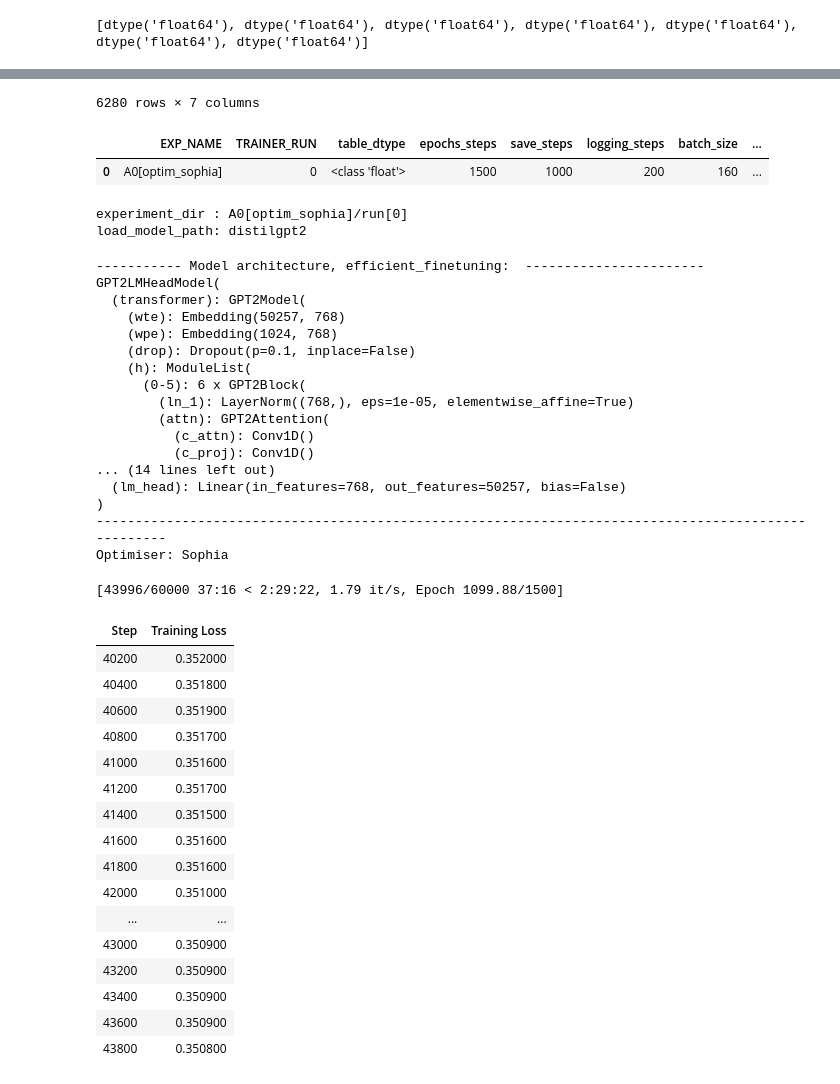
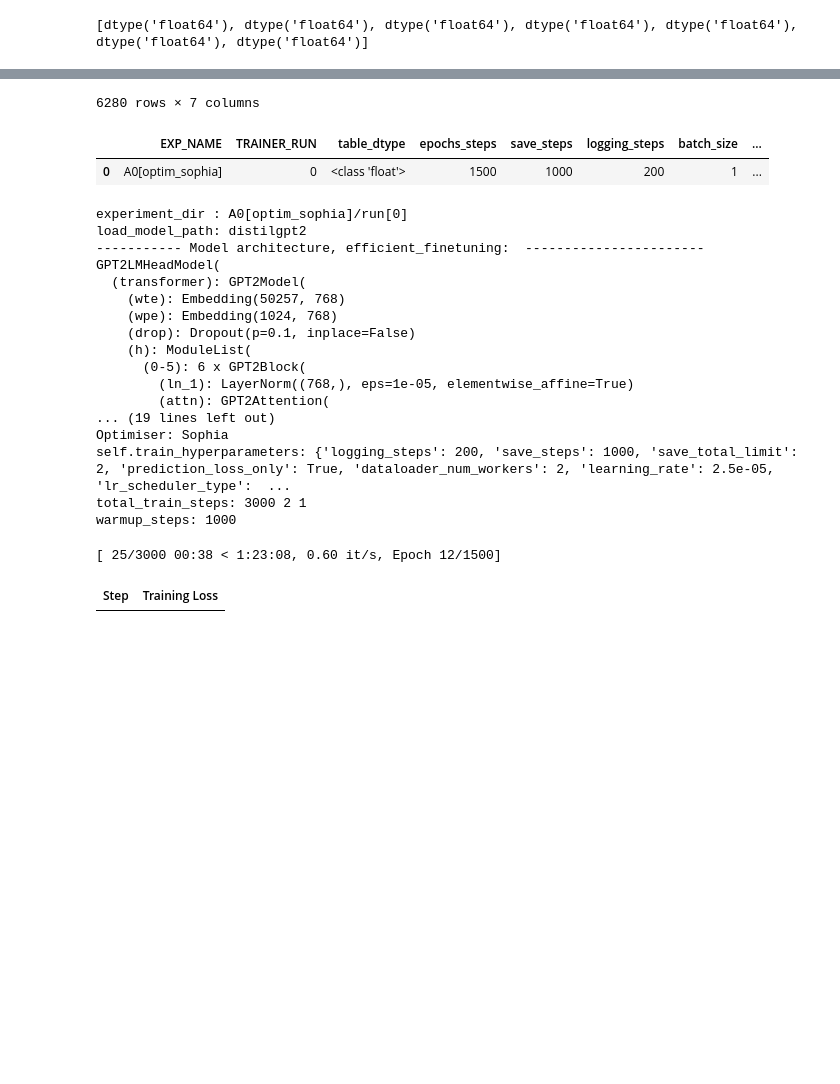
Before and after one commit to koyacolab/aispace, a Jupyter notebook: ai.ipynb, the cells around one changed output, grey strips where cells are left out. Cells and saved outputs as stored; diff of their text form; code cells hidden in the pictures; blank space fills up the shorter version.

Commit message:
scheduler for 2nd order optimizer read to go

```diff
--- a/ai.ipynb
+++ b/ai.ipynb
@@ -295,7 +273,7 @@ epochs_steps = 1500   # 250 #50
 save_steps = 1000   #250 #50 #9380  #2000   # FOR FIT THIS VALUE START TRAIN DATASET, EQUALS FOR STEPS IN FIRST START
 logging_steps = 200 # 250 #25 #9380  #1000
 #### batch_size = 250 for T4
-batch_size = 160 #250 #312  # 224 # 250 #300 #164 for float64 # 112 # for float64 # 136 # 96   # 140# 400
+batch_size = 1    # 160 #250 #312  # 224 # 250 #300 #164 for float64 # 112 # for float64 # 136 # 96   # 140# 400
 #######################################
 
 # #### FOR A-100 GPU USABILITY################################
@@ -397,78 +375,61 @@ model = GReaT(llm=load_model_path,
               efficient_finetuning = efficient_finetuning,
               learning_rate=learning_rate,
               lr_scheduler_type=lr_scheduler_type,
-              warmup_ratio=0.05,
+              warmup_steps = 1000,
+              # warmup_ratio=0.05,
               seed=current_time,
               data_seed=current_time+int(time.time()),
               # optim=optimizer,
-              fp16 = True,
+              # fp16 = True,
               # torch_compile=True,   #### uncomment for Ampere
               # bf16=True,            #### uncomment for Ampere
               )
 
 print(f'----------- Model architecture, efficient_finetuning: {efficient_finetuning} -----------------------')
 print(model.model)
 print(f'----------------------------------------------------------------------------------------------------')
 # fn
 
-model.fit(data=data, optimizer=optimizer_fit, lr_fit=1e-4, resume_from_checkpoint=True)
+model.fit(data=data[0:2], optimizer=optimizer_fit, lr_fit=1e-4, resume_from_checkpoint=True)
 # model.fit(data=train_data, test_data=test_data)
 
 TRAINER_DICT.to_csv(f'{experiment_dir}.csv')
 # %% [output]
 [dtype('float64'), dtype('float64'), dtype('float64'), dtype('float64'), dtype('float64'), dtype('float64'), dtype('float64')]
 |  | B02 | B03 | B04 | B05 | X | Y | DOY |
 | 0 | 563.0 | 958.0 | 800.0 | 4784.0 | 1558.0 | 975.0 | 203.0 |
 | 1 | 253.0 | 740.0 | 537.0 | 4750.0 | 1559.0 | 975.0 | 203.0 |
 | 2 | 237.0 | 706.0 | 501.0 | 4715.0 | 1560.0 | 975.0 | 203.0 |
 | 3 | 264.0 | 729.0 | 532.0 | 4745.0 | 1561.0 | 975.0 | 203.0 |
 | 4 | 268.0 | 735.0 | 528.0 | 4834.0 | 1562.0 | 975.0 | 203.0 |
 | ... | ... | ... | ... | ... | ... | ... | ... |
 | 6275 | 338.0 | 591.0 | 576.0 | 1950.0 | 1595.0 | 1024.0 | 219.0 |
 | 6276 | 350.0 | 606.0 | 577.0 | 2002.0 | 1596.0 | 1024.0 | 219.0 |
 | 6277 | 345.0 | 597.0 | 566.0 | 2000.0 | 1597.0 | 1024.0 | 219.0 |
 | 6278 | 348.0 | 596.0 | 573.0 | 2025.0 | 1598.0 | 1024.0 | 219.0 |
 | 6279 | 348.0 | 612.0 | 582.0 | 2099.0 | 1599.0 | 1024.0 | 219.0 |
 6280 rows × 7 columns
 |  | EXP_NAME | TRAINER_RUN | table_dtype | epochs_steps | save_steps | logging_steps | batch_size | ... |
-| 0 | A0[optim_sophia] | 0 | <class 'float'> | 1500 | 1000 | 200 | 160 | ... |
+| 0 | A0[optim_sophia] | 0 | <class 'float'> | 1500 | 1000 | 200 | 1 | ... |
 experiment_dir : A0[optim_sophia]/run[0]
 load_model_path: distilgpt2
+----------- Model architecture, efficient_finetuning:  -----------------------
+GPT2LMHeadModel(
+  (transformer): GPT2Model(
+    (wte): Embedding(50257, 768)
+    (wpe): Embedding(1024, 768)
+    (drop): Dropout(p=0.1, inplace=False)
+    (h): ModuleList(
+      (0-5): 6 x GPT2Block(
+        (ln_1): LayerNorm((768,), eps=1e-05, elementwise_affine=True)
+        (attn): GPT2Attention(
+... (19 lines left out)
+Optimiser: Sophia
+self.train_hyperparameters: {'logging_steps': 200, 'save_steps': 1000, 'save_total_limit': 2, 'prediction_loss_only': True, 'dataloader_num_workers': 2, 'learning_rate': 2.5e-05, 'lr_scheduler_type':  ...
+total_train_steps: 3000 2 1
+warmup_steps: 1000
------------ Model architecture, efficient_finetuning:  -----------------------
-GPT2LMHeadModel(
-  (transformer): GPT2Model(
-    (wte): Embedding(50257, 768)
-    (wpe): Embedding(1024, 768)
-    (drop): Dropout(p=0.1, inplace=False)
-    (h): ModuleList(
-      (0-5): 6 x GPT2Block(
-        (ln_1): LayerNorm((768,), eps=1e-05, elementwise_affine=True)
-        (attn): GPT2Attention(
-          (c_attn): Conv1D()
-          (c_proj): Conv1D()
-... (14 lines left out)
-  (lm_head): Linear(in_features=768, out_features=50257, bias=False)
-)
-----------------------------------------------------------------------------------------------------
-Optimiser: Sophia
+[ 25/3000 00:38 < 1:23:08, 0.60 it/s, Epoch 12/1500]
-[43996/60000 37:16 < 2:29:22, 1.79 it/s, Epoch 1099.88/1500]
 | Step | Training Loss |
-| 40200 | 0.352000 |
-| 40400 | 0.351800 |
-| 40600 | 0.351900 |
-| 40800 | 0.351700 |
-| 41000 | 0.351600 |
-| 41200 | 0.351700 |
-| 41400 | 0.351500 |
-| 41600 | 0.351600 |
-| 41800 | 0.351600 |
-| 42000 | 0.351000 |
-| ... | ... |
-| 43000 | 0.350900 |
-| 43200 | 0.350900 |
-| 43400 | 0.350900 |
-| 43600 | 0.350900 |
-| 43800 | 0.350800 |
 # %%
 from google.colab import runtime
 runtime.unassign()
```
Also changed, not shown: parts of 3 cells of this notebook, 1 other file.
